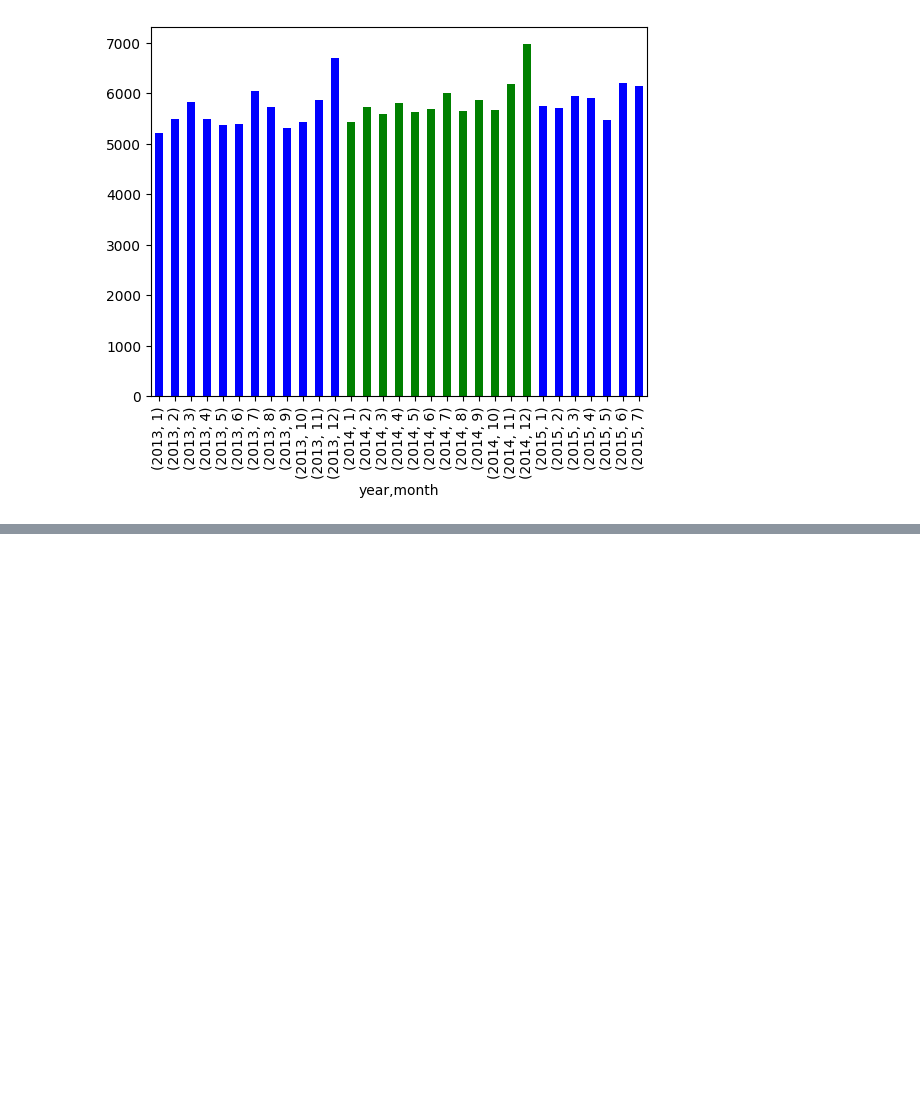
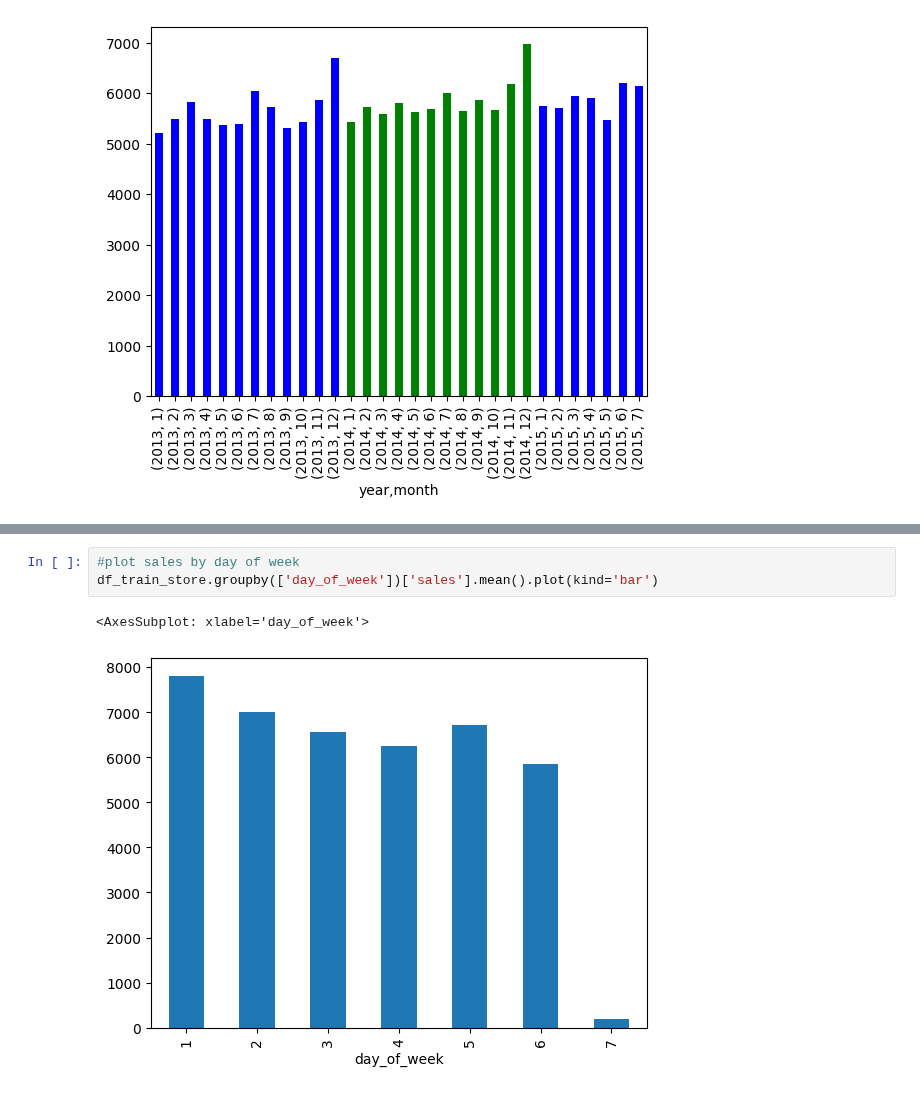
Before and after one commit to Bratpfannengamer/Rossmann, a Jupyter notebook: notebook_Till.ipynb, the cells around one changed output, grey strips where cells are left out. Drawn from its saved outputs; the diff is of its cells as text; blank space fills up the shorter version.

```diff
--- a/notebook_Till.ipynb
+++ b/notebook_Till.ipynb
@@ -250,0 +300,6 @@ df_train_store.groupby(['year','month'])['sales'].mean().plot(kind='bar', color=
+# %%
+#plot sales by day of week
+df_train_store.groupby(['day_of_week'])['sales'].mean().plot(kind='bar')
+# %% [output]
+<AxesSubplot: xlabel='day_of_week'>
+[figure, added]
```
Also changed, not shown: parts of 8 cells of this notebook, 1 other file.
